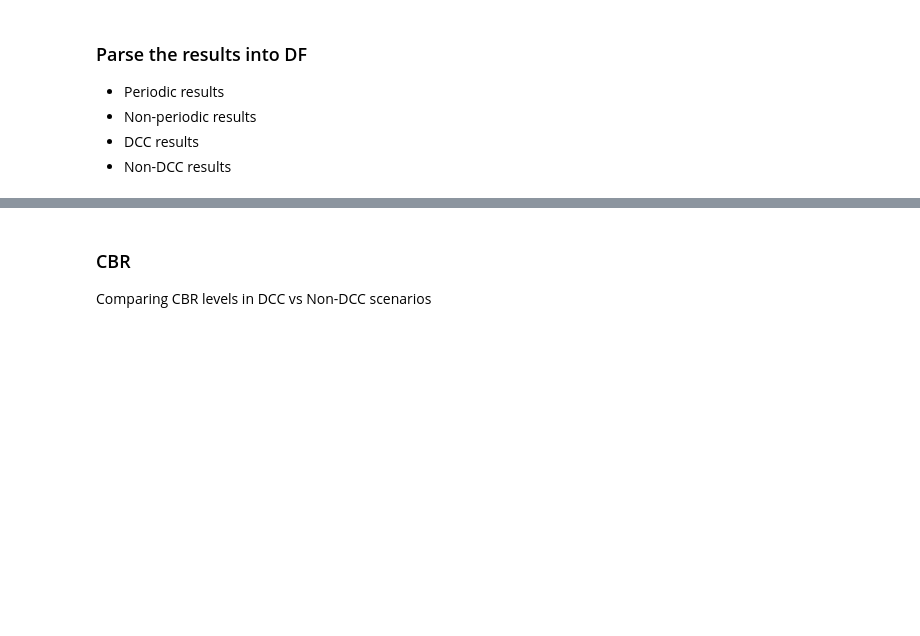
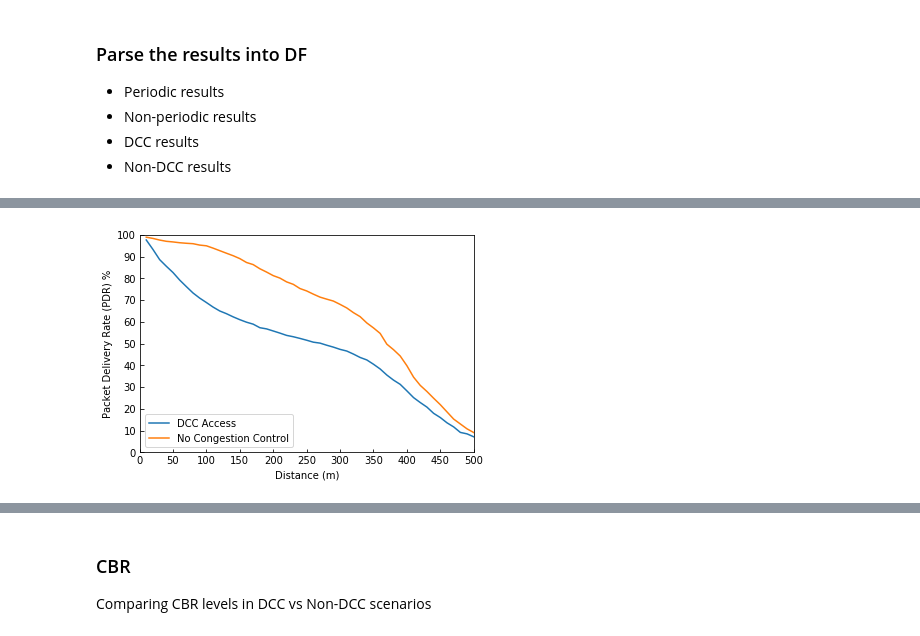
Before and after one commit to brianmc95/results-analysis, a Jupyter notebook: jupyter-notebooks/scenario_comparison.ipynb, the cells around one changed output, grey strips where cells are left out. Cells and saved outputs as stored; diff of their text form; code cells hidden in the pictures; blank space fills up the shorter version.

```diff
--- a/jupyter-notebooks/scenario_comparison.ipynb
+++ b/jupyter-notebooks/scenario_comparison.ipynb
@@ -321,17 +382,0 @@ pdr_dist(random, distances, ["After-1", "Random_Access_Low_Density", "Random_Acc
-# %%
-motivational_pdr_graph = []
-motivational_pdr_graph.append(pdrs["Highway-fast"])
-motivational_pdr_graph.append(pdrs["NO-CC"])
-motivational_pdr_graph.append(pdrs["NO-CC-high-density"])
-
-dcc_pdr_medium = []
-dcc_pdr_medium.append(pdrs["DCC-Enabled"])
-dcc_pdr_medium.append(pdrs["NO-CC"])
-dcc_pdr_medium.append(pdrs["After-1"])
-dcc_pdr_medium.append(pdrs["After-5"])
-
-dcc_pdr_high = []
-dcc_pdr_high.append(pdrs["DCC-Enabled"])
-dcc_pdr_high.append(pdrs["NO-CC-high-density"])
-dcc_pdr_high.append(pdrs["After-1-high-density"])
-dcc_pdr_high.append(pdrs["After-5-high-density"])
@@ -340 +383,5 @@ pdr_dist(motivational_pdr_graph, distances, ["Highway Fast", "Medium Density", "
+# %%
+pdr_dist(dcc_pdr_medium, distances, ["DCC Access", "No Congestion Control"], "dcc_pdr", show=True, store=True)
+# %% [output]
+[figure, added]
 # %%
```
Also changed, not shown: parts of 36 cells of this notebook, 2 other files.
